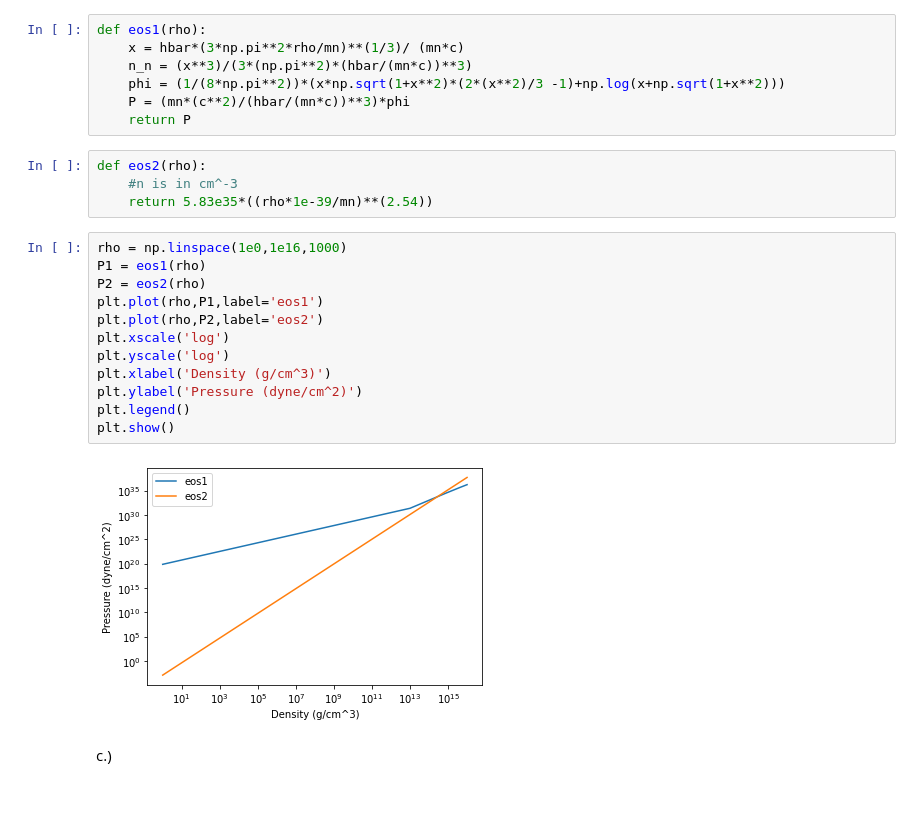
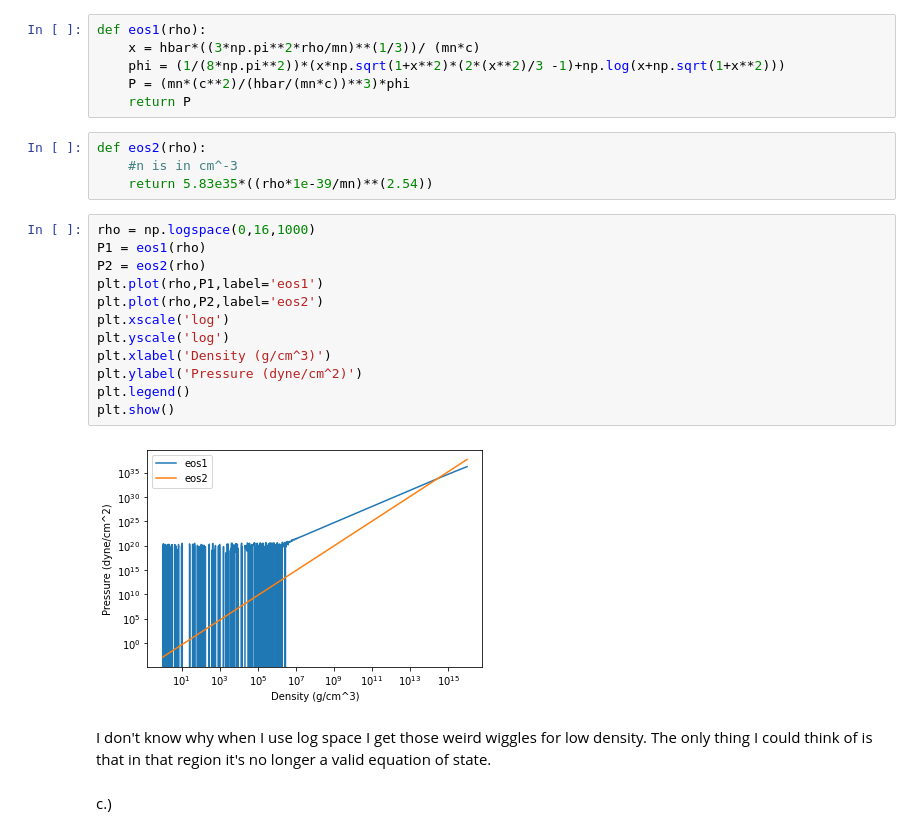
Before and after one commit to thomas-03/homework, a Jupyter notebook: 5460/homework10.ipynb, the cells around one changed output. Saved outputs shown, nothing was run; the diff lists cells and outputs as text; blank space fills up the shorter version.

```diff
--- a/5460/homework10.ipynb
+++ b/5460/homework10.ipynb
@@ -28,8 +28,7 @@ from astropy.io import fits
 part b.)
 # %%
 def eos1(rho):
-    x = hbar*(3*np.pi**2*rho/mn)**(1/3)/ (mn*c)
-    n_n = (x**3)/(3*(np.pi**2)*(hbar/(mn*c))**3)
+    x = hbar*((3*np.pi**2*rho/mn)**(1/3))/ (mn*c)
     phi = (1/(8*np.pi**2))*(x*np.sqrt(1+x**2)*(2*(x**2)/3 -1)+np.log(x+np.sqrt(1+x**2)))
     P = (mn*(c**2)/(hbar/(mn*c))**3)*phi
     return P
@@ -38,19 +37,21 @@ def eos2(rho):
     #n is in cm^-3
     return 5.83e35*((rho*1e-39/mn)**(2.54))
 # %%
-rho = np.linspace(1e0,1e16,1000)
+rho = np.logspace(0,16,1000)
 P1 = eos1(rho)
 P2 = eos2(rho)
 plt.plot(rho,P1,label='eos1')
 plt.plot(rho,P2,label='eos2')
 plt.xscale('log')
 plt.yscale('log')
 plt.xlabel('Density (g/cm^3)')
 plt.ylabel('Pressure (dyne/cm^2)')
 plt.legend()
 plt.show()
 # %% [output]
-[figure, old version]
+[figure, new version]
+# %% [markdown]
+I don't know why when I use log space I get those weird wiggles for low density. The only thing I could think of is that in that region it's no longer a valid equation of state.
 # %% [markdown]
 c.)
 # %%
```
Also changed, not shown: parts of 19 cells of this notebook, 1 other file.
